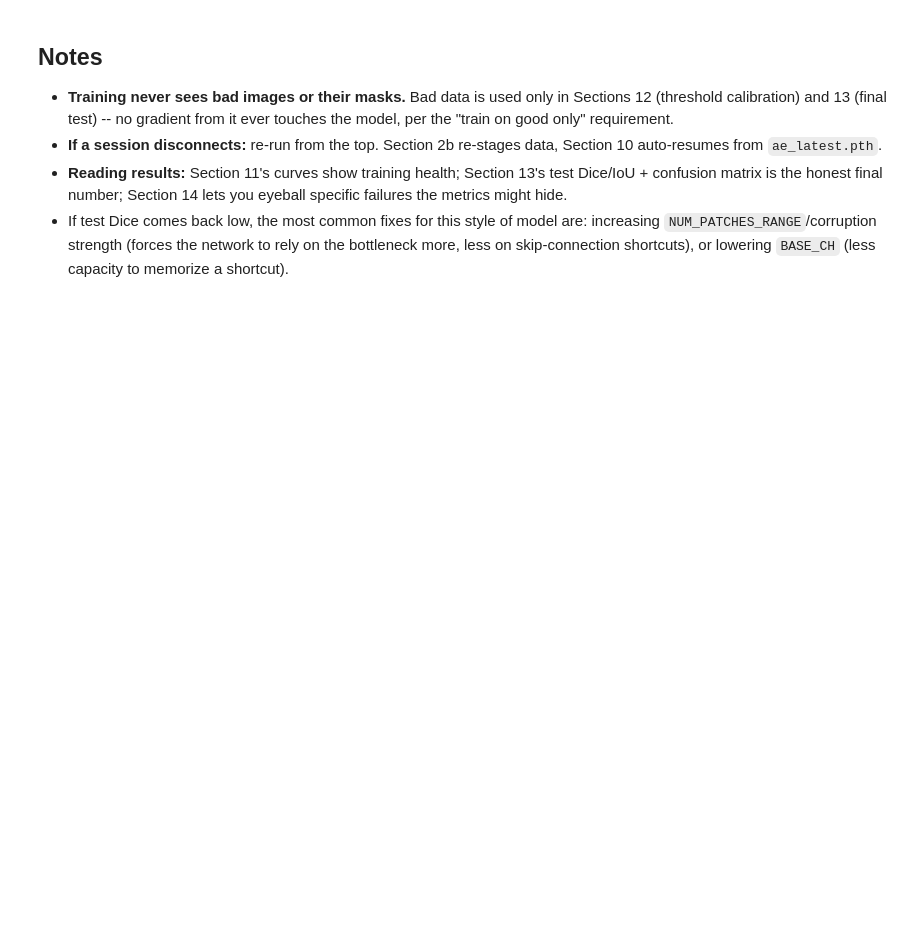
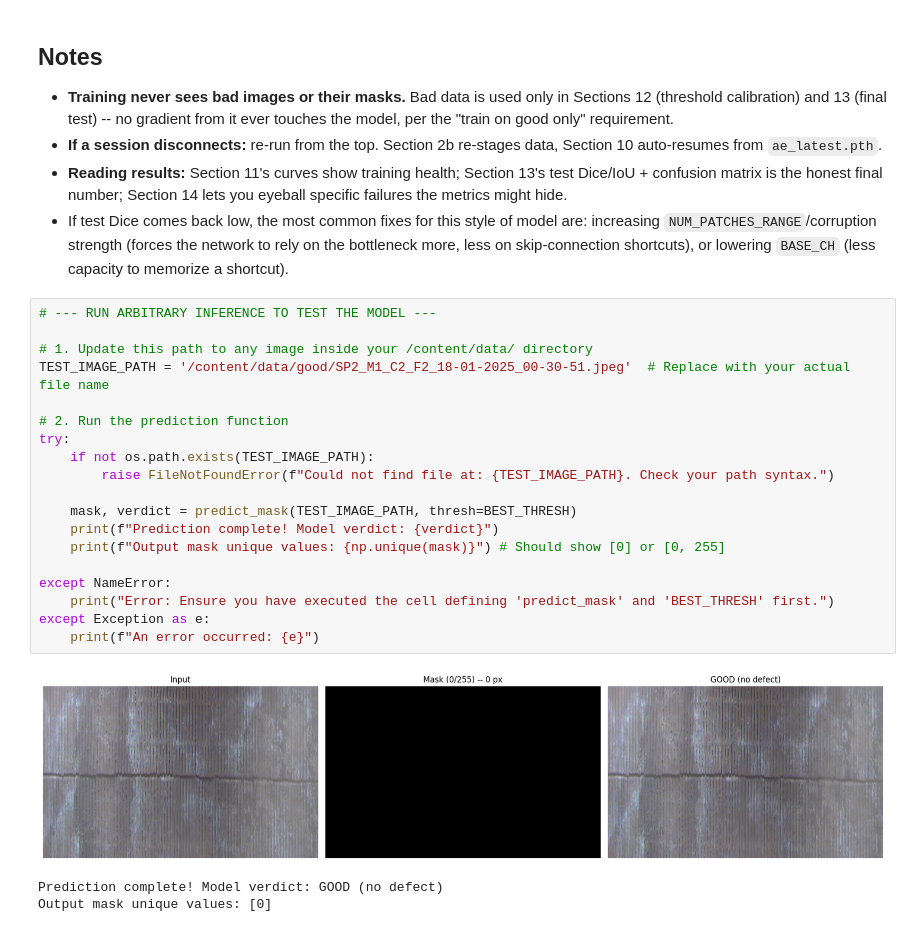
Before and after one commit to decodewidwaiz/Ass_ignment-5, a Jupyter notebook: gratebar_unet_training.ipynb, the cells around one changed output. Drawn from its saved outputs; the diff is of its cells as text; blank space fills up the shorter version.

```diff
--- a/gratebar_unet_training.ipynb
+++ b/gratebar_unet_training.ipynb
@@ -947,3 +952,26 @@ NameError: name 'BEST_THRESH' is not defined
   are: increasing `NUM_PATCHES_RANGE`/corruption strength (forces the network
   to rely on the bottleneck more, less on skip-connection shortcuts), or
   lowering `BASE_CH` (less capacity to memorize a shortcut).
+# %%
+# --- RUN ARBITRARY INFERENCE TO TEST THE MODEL ---
+
+# 1. Update this path to any image inside your /content/data/ directory
+TEST_IMAGE_PATH = '/content/data/good/SP2_M1_C2_F2_18-01-2025_00-30-51.jpeg'  # Replace with your actual file name
+
+# 2. Run the prediction function
+try:
+    if not os.path.exists(TEST_IMAGE_PATH):
+        raise FileNotFoundError(f"Could not find file at: {TEST_IMAGE_PATH}. Check your path syntax.")
+
+    mask, verdict = predict_mask(TEST_IMAGE_PATH, thresh=BEST_THRESH)
+    print(f"Prediction complete! Model verdict: {verdict}")
+    print(f"Output mask unique values: {np.unique(mask)}") # Should show [0] or [0, 255]
+
+except NameError:
+    print("Error: Ensure you have executed the cell defining 'predict_mask' and 'BEST_THRESH' first.")
+except Exception as e:
+    print(f"An error occurred: {e}")
+# %% [output]
+[figure, added]
+Prediction complete! Model verdict: GOOD (no defect)
+Output mask unique values: [0]
```
Also changed, not shown: parts of 2 cells of this notebook.
